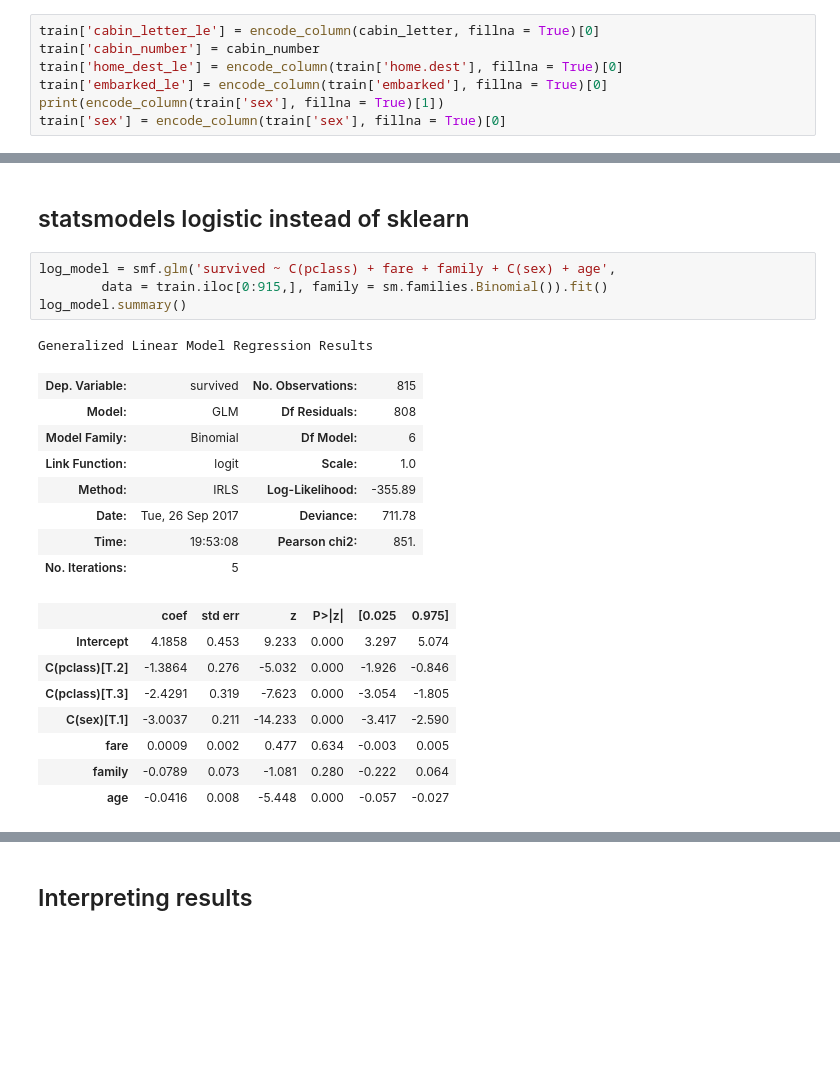
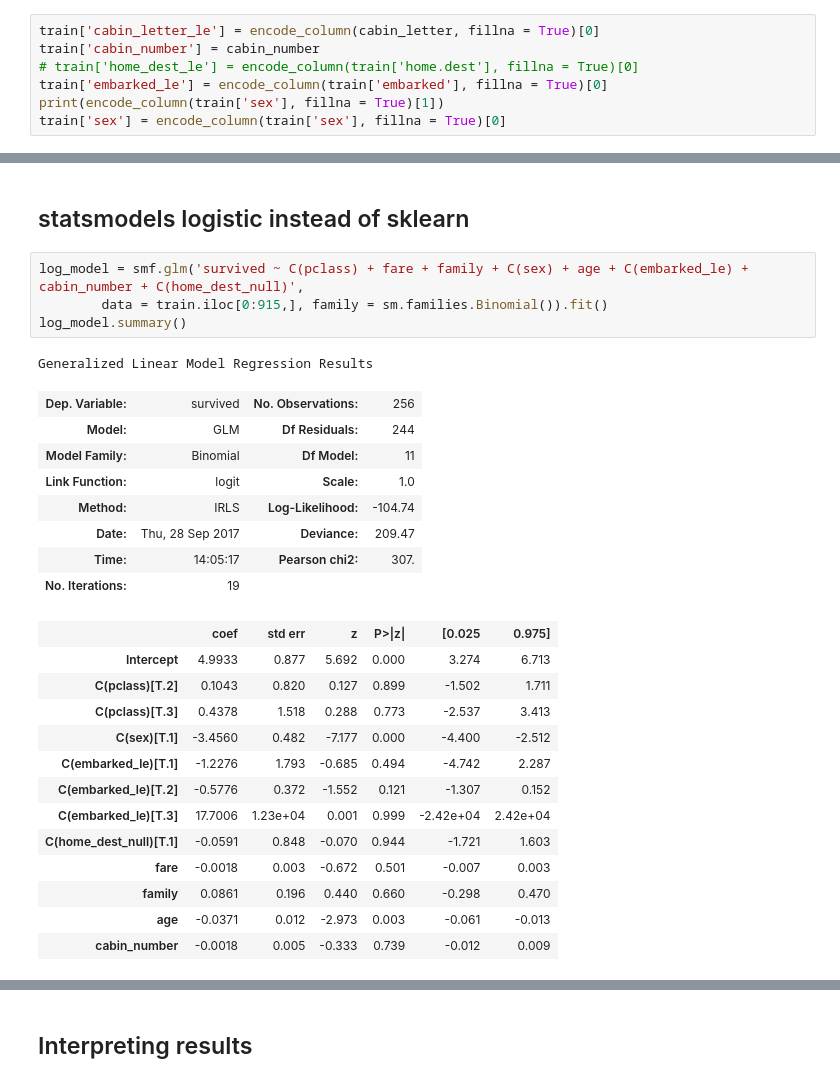
Before and after one commit to PrabhatCS/portfolio, a Jupyter notebook: eda_ml.ipynb, the cells around one changed output, grey strips where cells are left out. Cells and saved outputs as stored; diff of their text form; blank space fills up the shorter version.

```diff
--- a/eda_ml.ipynb
+++ b/eda_ml.ipynb
@@ -156,7 +157,7 @@ def encode_column(column, fillna = False):
 # %%
 train['cabin_letter_le'] = encode_column(cabin_letter, fillna = True)[0]
 train['cabin_number'] = cabin_number
-train['home_dest_le'] = encode_column(train['home.dest'], fillna = True)[0]
+# train['home_dest_le'] = encode_column(train['home.dest'], fillna = True)[0]
 train['embarked_le'] = encode_column(train['embarked'], fillna = True)[0]
 print(encode_column(train['sex'], fillna = True)[1])
 train['sex'] = encode_column(train['sex'], fillna = True)[0]
@@ -678,27 +656,32 @@ Boosted trees with regularization(xgb) seems to be the best performing, while sv
 # %% [markdown]
 ## statsmodels logistic instead of sklearn
 # %%
-log_model = smf.glm('survived ~ C(pclass) + fare + family + C(sex) + age',
+log_model = smf.glm('survived ~ C(pclass) + fare + family + C(sex) + age + C(embarked_le) + cabin_number + C(home_dest_null)',
         data = train.iloc[0:915,], family = sm.families.Binomial()).fit()
 log_model.summary()
 # %% [output]
 Generalized Linear Model Regression Results
-| Dep. Variable: | survived | No. Observations: | 815 |
-| Model: | GLM | Df Residuals: | 808 |
-| Model Family: | Binomial | Df Model: | 6 |
+| Dep. Variable: | survived | No. Observations: | 256 |
+| Model: | GLM | Df Residuals: | 244 |
+| Model Family: | Binomial | Df Model: | 11 |
 | Link Function: | logit | Scale: | 1.0 |
-| Method: | IRLS | Log-Likelihood: | -355.89 |
-| Date: | Tue, 26 Sep 2017 | Deviance: | 711.78 |
-| Time: | 19:53:08 | Pearson chi2: | 851. |
-| No. Iterations: | 5 |  |  |
+| Method: | IRLS | Log-Likelihood: | -104.74 |
+| Date: | Thu, 28 Sep 2017 | Deviance: | 209.47 |
+| Time: | 14:05:17 | Pearson chi2: | 307. |
+| No. Iterations: | 19 |  |  |
 |  | coef | std err | z | P>|z| | [0.025 | 0.975] |
-| Intercept | 4.1858 | 0.453 | 9.233 | 0.000 | 3.297 | 5.074 |
-| C(pclass)[T.2] | -1.3864 | 0.276 | -5.032 | 0.000 | -1.926 | -0.846 |
-| C(pclass)[T.3] | -2.4291 | 0.319 | -7.623 | 0.000 | -3.054 | -1.805 |
-| C(sex)[T.1] | -3.0037 | 0.211 | -14.233 | 0.000 | -3.417 | -2.590 |
-| fare | 0.0009 | 0.002 | 0.477 | 0.634 | -0.003 | 0.005 |
-| family | -0.0789 | 0.073 | -1.081 | 0.280 | -0.222 | 0.064 |
-| age | -0.0416 | 0.008 | -5.448 | 0.000 | -0.057 | -0.027 |
+| Intercept | 4.9933 | 0.877 | 5.692 | 0.000 | 3.274 | 6.713 |
+| C(pclass)[T.2] | 0.1043 | 0.820 | 0.127 | 0.899 | -1.502 | 1.711 |
+| C(pclass)[T.3] | 0.4378 | 1.518 | 0.288 | 0.773 | -2.537 | 3.413 |
+| C(sex)[T.1] | -3.4560 | 0.482 | -7.177 | 0.000 | -4.400 | -2.512 |
+| C(embarked_le)[T.1] | -1.2276 | 1.793 | -0.685 | 0.494 | -4.742 | 2.287 |
+| C(embarked_le)[T.2] | -0.5776 | 0.372 | -1.552 | 0.121 | -1.307 | 0.152 |
+| C(embarked_le)[T.3] | 17.7006 | 1.23e+04 | 0.001 | 0.999 | -2.42e+04 | 2.42e+04 |
+| C(home_dest_null)[T.1] | -0.0591 | 0.848 | -0.070 | 0.944 | -1.721 | 1.603 |
+| fare | -0.0018 | 0.003 | -0.672 | 0.501 | -0.007 | 0.003 |
+| family | 0.0861 | 0.196 | 0.440 | 0.660 | -0.298 | 0.470 |
+| age | -0.0371 | 0.012 | -2.973 | 0.003 | -0.061 | -0.013 |
+| cabin_number | -0.0018 | 0.005 | -0.333 | 0.739 | -0.012 | 0.009 |
 # %%
 log_model.params
 # %% [output]
```
Also changed, not shown: parts of 22 cells of this notebook.
